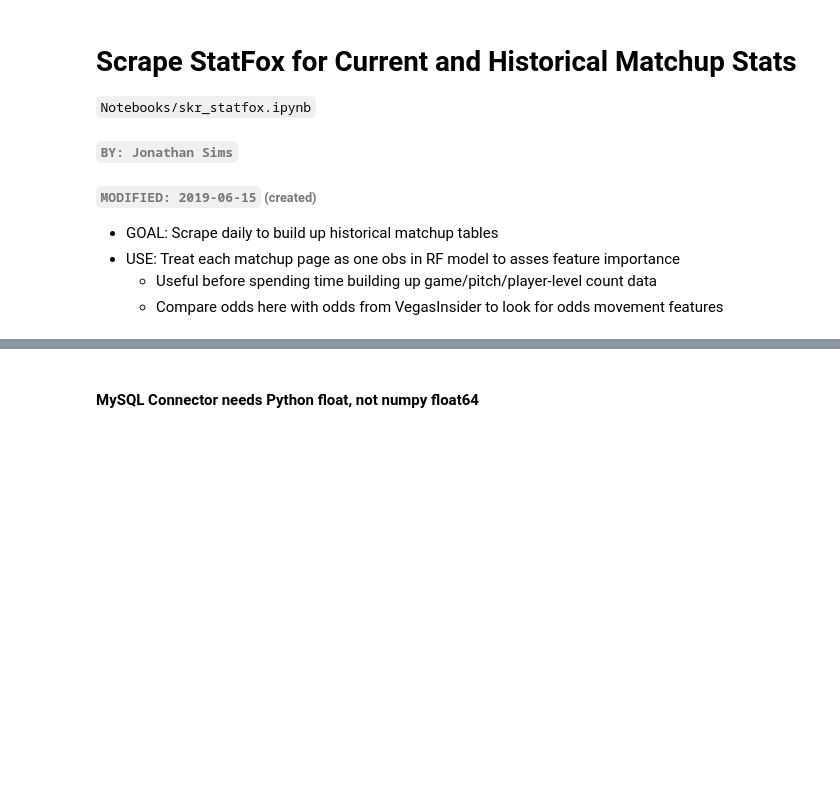
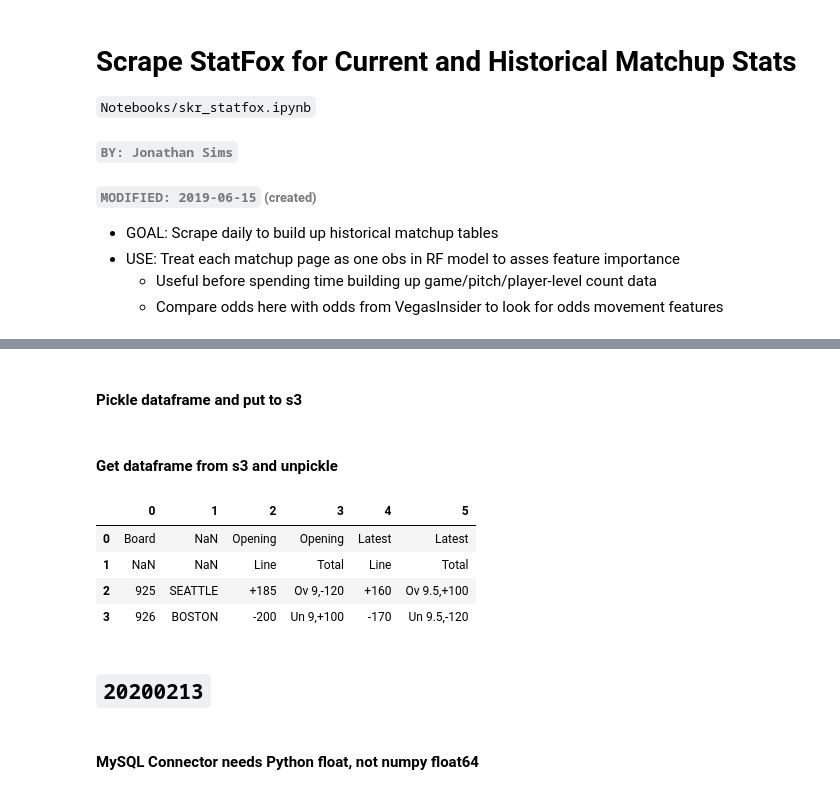
Before and after one commit to etothexipi/mlb_bet_notebooks, a Jupyter notebook: skr_statfox_matchups.ipynb, the cells around one changed output, grey strips where cells are left out. Cells and saved outputs as stored; diff of their text form; code cells hidden in the pictures; blank space fills up the shorter version.

Commit message:
added get/put to s3 - added nice html table parsing

```diff
--- a/skr_statfox_matchups.ipynb
+++ b/skr_statfox_matchups.ipynb
@@ -92,0 +38,9 @@ Type:      method
+# %%
+cnt = 0
+for name in nameList[:2]:
+    namestr = str(name)
+    htmldf = pd.read_html(namestr)
+    for inner in htmldf:
+        df = inner
+        print(cnt,df)
+        cnt += 1
@@ -93,3 +66,46 @@ Type:      method
+# %% [markdown]
+#### Pickle dataframe and put to s3
+# %%
+bucketname = 'scrapes-rawhtml-dev'
+folder = 'statfox/'
+game = dt+tm_h
+keyname = folder+game+'.pkl'
+
+
+s3 = boto3.client('s3')
+
+
+def lambda_handler(event, context):
+    """Pickle dataframe and put to s3 bucket in site name folder
+    i.e. 'statfox/'
+    """
+    serializedListObject = pickle.dumps(df)
+    s3.put_object(Bucket=bucketname,Key=keyname,Body=serializedListObject)
+
+
+lambda_handler(event=1,context=1)
+# %% [markdown]
+#### Get dataframe from s3 and unpickle
+# %%
+def lambda_handler(event, context):
+    """Get dataframe from s3 and unpickle
+    """
+    pkldf = s3.get_object(Bucket=bucketname,Key=keyname)['Body'].read()
+    df = pickle.loads(pkldf)
+    return df
+# %%
+df = lambda_handler(event=1, context=1)
+# %%
+# df = []
+df
+# %% [output]
+|  | 0 | 1 | 2 | 3 | 4 | 5 |
+| 0 | Board | NaN | Opening | Opening | Latest | Latest |
+| 1 | NaN | NaN | Line | Total | Line | Total |
+| 2 | 925 | SEATTLE | +185 | Ov 9,-120 | +160 | Ov 9.5,+100 |
+| 3 | 926 | BOSTON | -200 | Un 9,+100 | -170 | Un 9.5,-120 |
+# %% [markdown]
+## `20200213`
 # %% [markdown]
 #### MySQL Connector needs Python float, not numpy float64
 # %%
```
Also changed, not shown: parts of 11 cells of this notebook.
